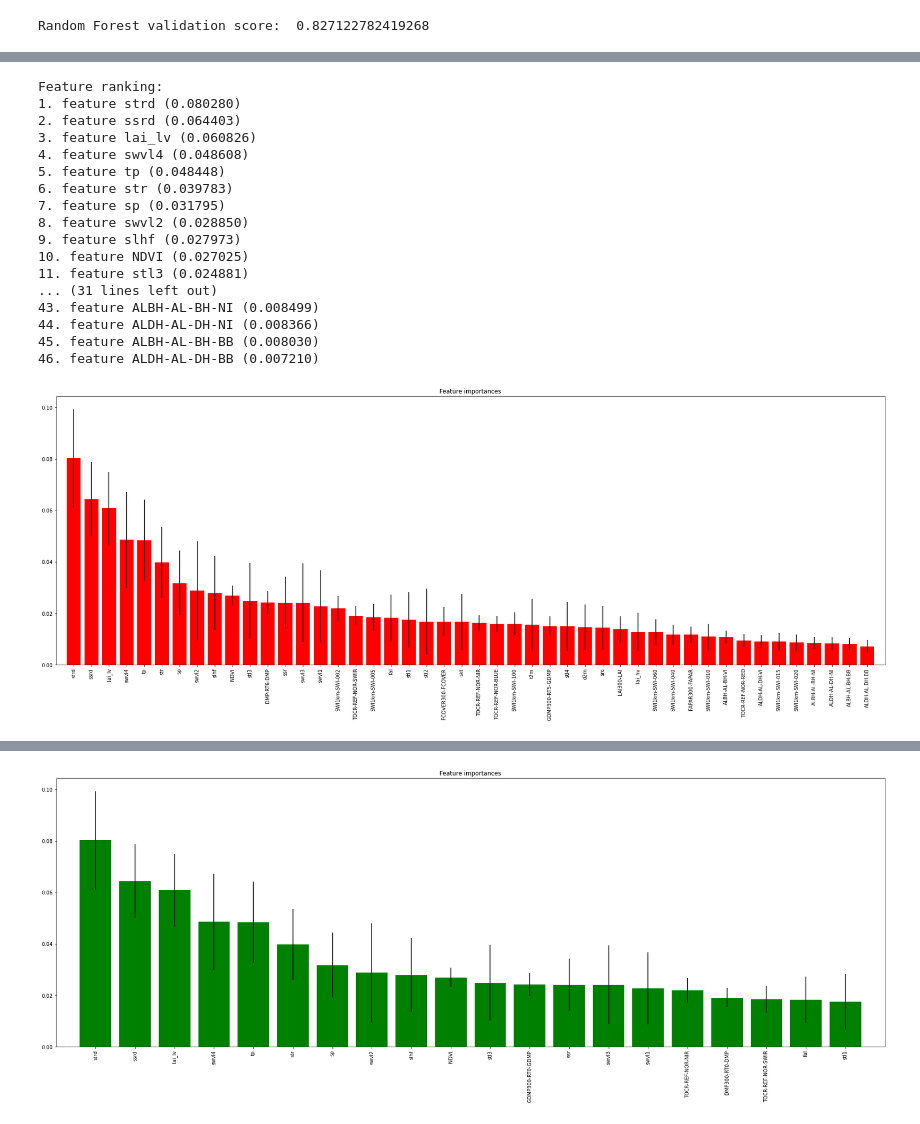
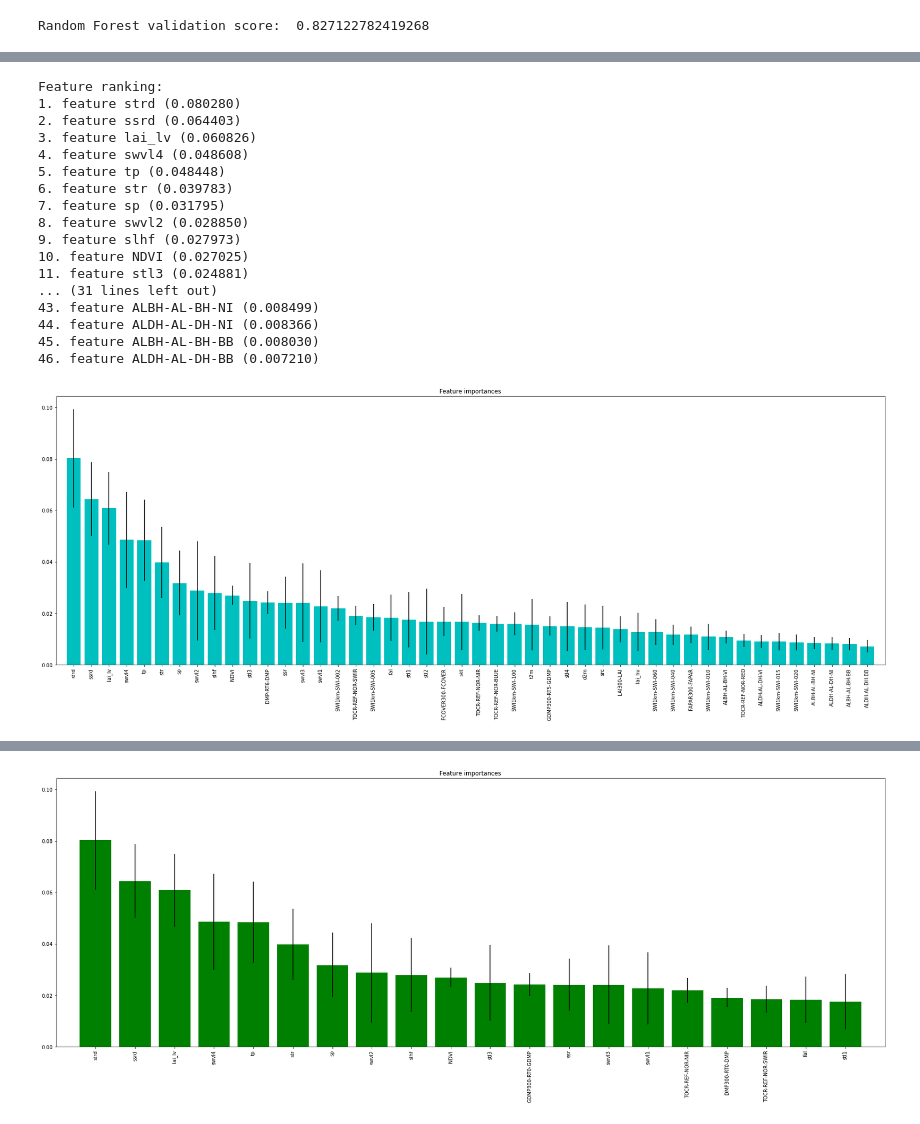
Before and after one commit to vincenzomadaghiele/Regression-of-biodiversity-indicators, a Jupyter notebook: TreeVisualization/Compare_importances.ipynb, the cells around one changed output, grey strips where cells are left out. Drawn from its saved outputs; the diff is of its cells as text; code cells hidden in the pictures.

```diff
--- a/TreeVisualization/Compare_importances.ipynb
+++ b/TreeVisualization/Compare_importances.ipynb
@@ -203,32 +203,32 @@ print("Feature ranking:")
 
 for f in range(X.shape[1]):
     print("%d. feature %s (%f)" % (f + 1, feat_names[indices[f]], importances[indices[f]]))
 
 names = [feat_names[i] for i in indices]
 # Plot the impurity-based feature importances of the forest
 plt.figure(figsize=(30, 10))
 plt.title("Feature importances")
 plt.bar(range(X.shape[1]), importances[indices],
-        color="r", yerr=std[indices], align="center")
+        color="c", yerr=std[indices], align="center")
 plt.xticks(range(X.shape[1]), names, rotation=90)
 plt.xlim([-1, X.shape[1]])
 plt.show()
 # %% [output]
 Feature ranking:
 1. feature strd (0.080280)
 2. feature ssrd (0.064403)
 3. feature lai_lv (0.060826)
 4. feature swvl4 (0.048608)
 5. feature tp (0.048448)
 6. feature str (0.039783)
 7. feature sp (0.031795)
 8. feature swvl2 (0.028850)
 9. feature slhf (0.027973)
 10. feature NDVI (0.027025)
 11. feature stl3 (0.024881)
 ... (31 lines left out)
 43. feature ALBH-AL-BH-NI (0.008499)
 44. feature ALDH-AL-DH-NI (0.008366)
 45. feature ALBH-AL-BH-BB (0.008030)
 46. feature ALDH-AL-DH-BB (0.007210)
-[figure, old version]
+[figure, new version]
```
Also changed, not shown: parts of 6 cells of this notebook.
